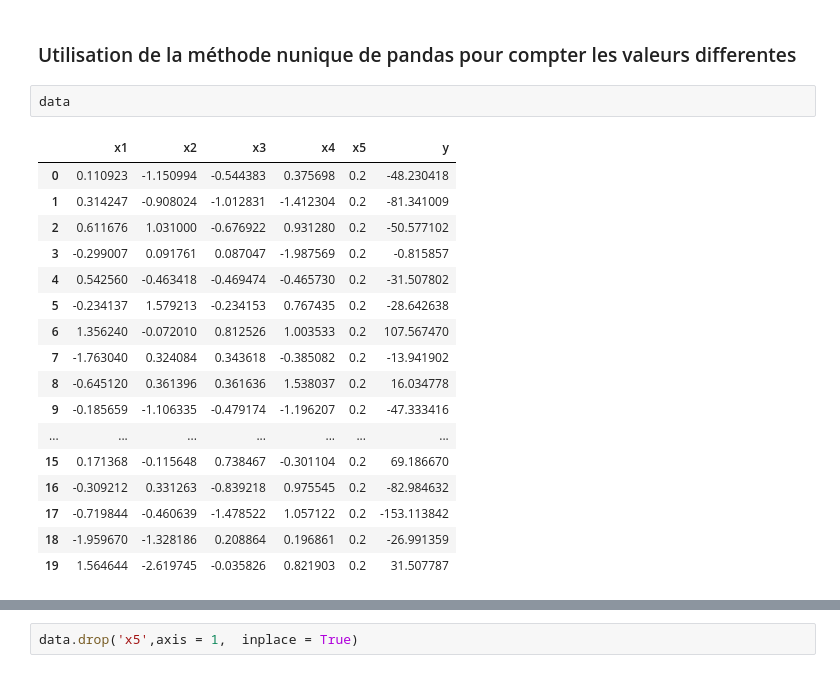
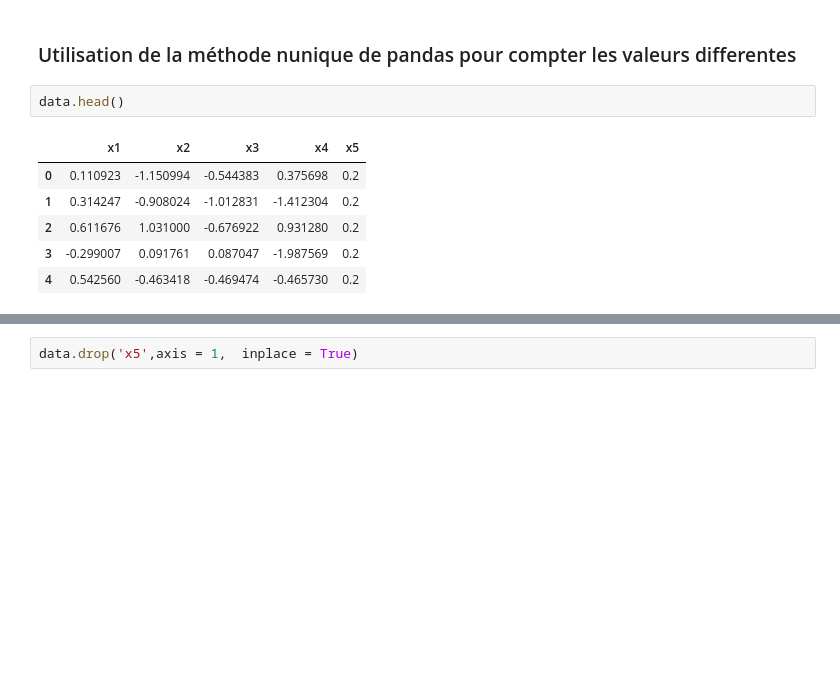
Before and after one commit to germanlinux/notebooks, a Jupyter notebook: python_datasc/delete_row.ipynb, the cells around one changed output, grey strips where cells are left out. Saved outputs shown, nothing was run; the diff lists cells and outputs as text; blank space fills up the shorter version.

```diff
--- a/python_datasc/delete_row.ipynb
+++ b/python_datasc/delete_row.ipynb
@@ -92,25 +92,14 @@ data.insert(4, 'x5', 0.2)
 # %% [markdown]
 ### Utilisation de la méthode nunique de pandas pour compter les valeurs differentes
 # %%
-data
+data.head()
 # %% [output]
-|  | x1 | x2 | x3 | x4 | x5 | y |
-| 0 | 0.110923 | -1.150994 | -0.544383 | 0.375698 | 0.2 | -48.230418 |
-| 1 | 0.314247 | -0.908024 | -1.012831 | -1.412304 | 0.2 | -81.341009 |
-| 2 | 0.611676 | 1.031000 | -0.676922 | 0.931280 | 0.2 | -50.577102 |
-| 3 | -0.299007 | 0.091761 | 0.087047 | -1.987569 | 0.2 | -0.815857 |
-| 4 | 0.542560 | -0.463418 | -0.469474 | -0.465730 | 0.2 | -31.507802 |
-| 5 | -0.234137 | 1.579213 | -0.234153 | 0.767435 | 0.2 | -28.642638 |
-| 6 | 1.356240 | -0.072010 | 0.812526 | 1.003533 | 0.2 | 107.567470 |
-| 7 | -1.763040 | 0.324084 | 0.343618 | -0.385082 | 0.2 | -13.941902 |
-| 8 | -0.645120 | 0.361396 | 0.361636 | 1.538037 | 0.2 | 16.034778 |
-| 9 | -0.185659 | -1.106335 | -0.479174 | -1.196207 | 0.2 | -47.333416 |
-| ... | ... | ... | ... | ... | ... | ... |
-| 15 | 0.171368 | -0.115648 | 0.738467 | -0.301104 | 0.2 | 69.186670 |
-| 16 | -0.309212 | 0.331263 | -0.839218 | 0.975545 | 0.2 | -82.984632 |
-| 17 | -0.719844 | -0.460639 | -1.478522 | 1.057122 | 0.2 | -153.113842 |
-| 18 | -1.959670 | -1.328186 | 0.208864 | 0.196861 | 0.2 | -26.991359 |
-| 19 | 1.564644 | -2.619745 | -0.035826 | 0.821903 | 0.2 | 31.507787 |
+|  | x1 | x2 | x3 | x4 | x5 |
+| 0 | 0.110923 | -1.150994 | -0.544383 | 0.375698 | 0.2 |
+| 1 | 0.314247 | -0.908024 | -1.012831 | -1.412304 | 0.2 |
+| 2 | 0.611676 | 1.031000 | -0.676922 | 0.931280 | 0.2 |
+| 3 | -0.299007 | 0.091761 | 0.087047 | -1.987569 | 0.2 |
+| 4 | 0.542560 | -0.463418 | -0.469474 | -0.465730 | 0.2 |
 # %%
 data.nunique()
 # %% [output]
```
Also changed, not shown: parts of 3 cells of this notebook.
